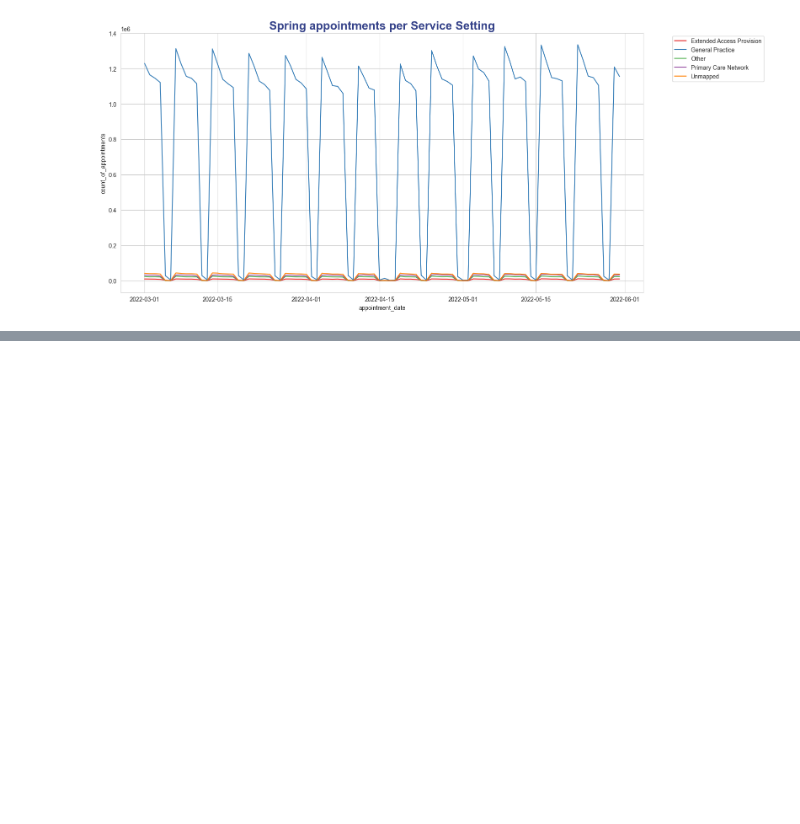
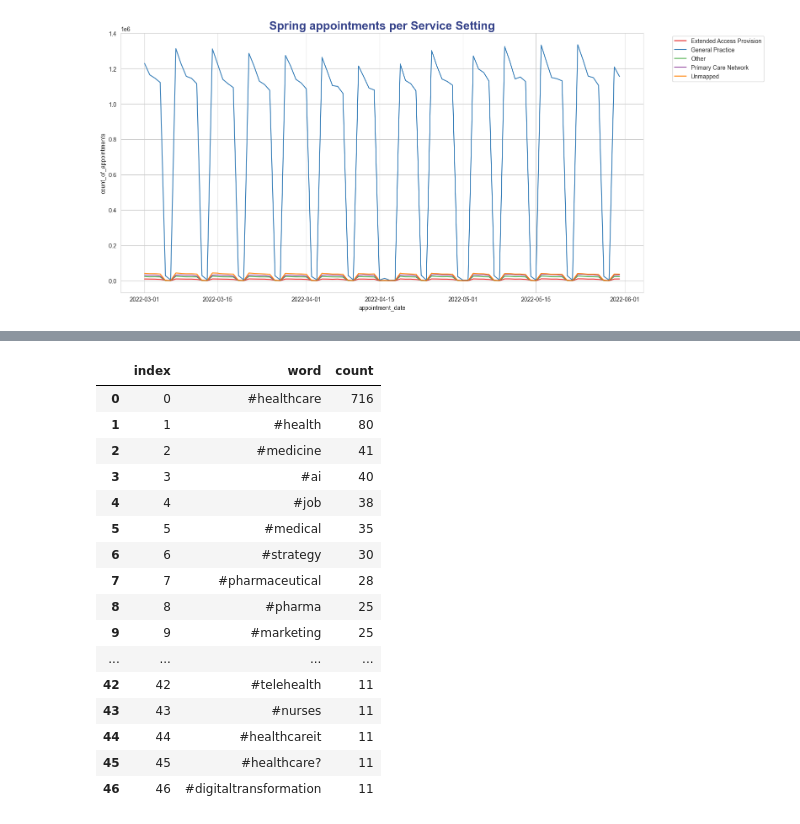
Before and after one commit to DimaBrikach/NHS_Assignment, a Jupyter notebook: Dzmitry_Brykach_DA201_Assignment.ipynb, the cells around one changed output, grey strips where cells are left out. Cells and saved outputs as stored; diff of their text form; code cells hidden in the pictures; blank space fills up the shorter version.

```diff
--- a/Dzmitry_Brykach_DA201_Assignment.ipynb
+++ b/Dzmitry_Brykach_DA201_Assignment.ipynb
@@ -489,0 +644,22 @@ plt.legend(bbox_to_anchor=(1.05, 1),fontsize=10)
+# %%
+# Display records where the count is larger than 10.
+higher_than_ten = tag_data[tag_data['count'] > 10].reset_index()
+higher_than_ten
+# %% [output]
+|  | index | word | count |
+| 0 | 0 | #healthcare | 716 |
+| 1 | 1 | #health | 80 |
+| 2 | 2 | #medicine | 41 |
+| 3 | 3 | #ai | 40 |
+| 4 | 4 | #job | 38 |
+| 5 | 5 | #medical | 35 |
+| 6 | 6 | #strategy | 30 |
+| 7 | 7 | #pharmaceutical | 28 |
+| 8 | 8 | #pharma | 25 |
+| 9 | 9 | #marketing | 25 |
+| ... | ... | ... | ... |
+| 42 | 42 | #telehealth | 11 |
+| 43 | 43 | #nurses | 11 |
+| 44 | 44 | #healthcareit | 11 |
+| 45 | 45 | #healthcare? | 11 |
+| 46 | 46 | #digitaltransformation | 11 |
```
Also changed, not shown: parts of 17 cells of this notebook.
